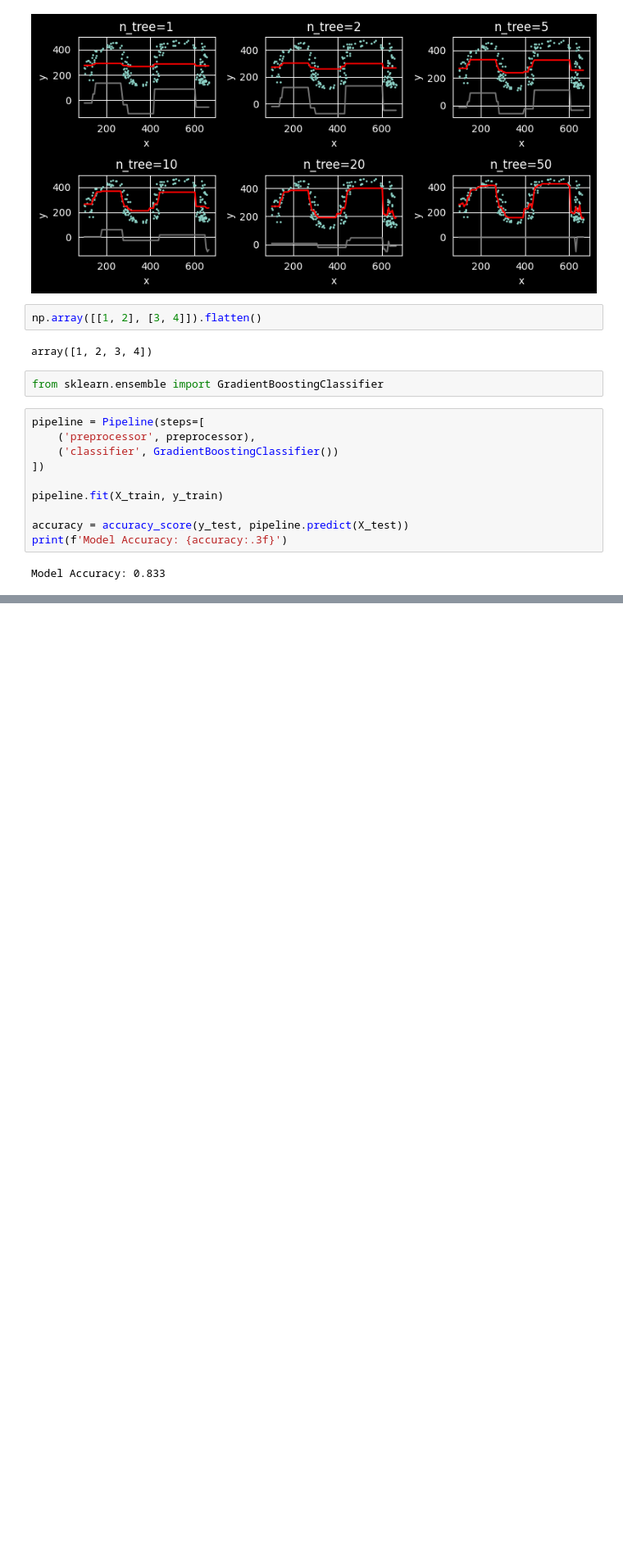
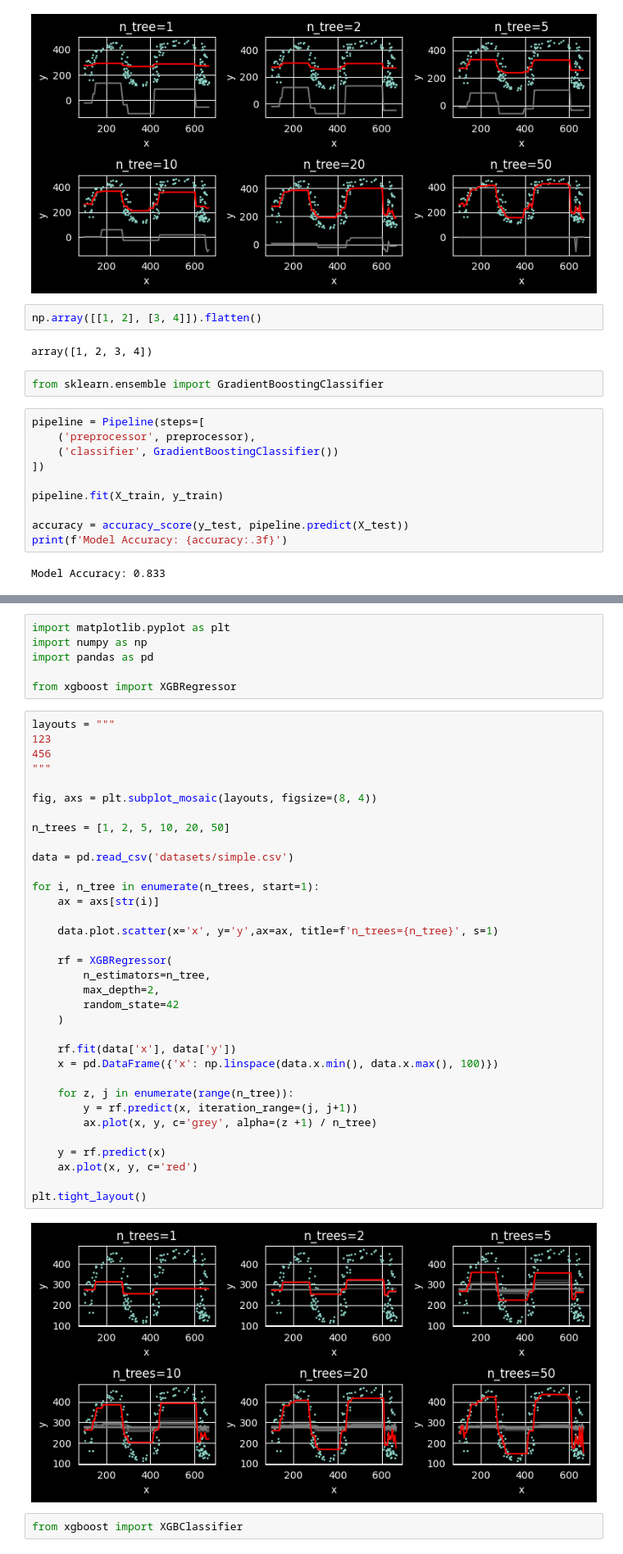
Before and after one commit to Kinetics20/ensemble-learning-voting, a Jupyter notebook: ensembles.ipynb, the cells around one changed output, grey strips where cells are left out. Shown at 82% size. Saved outputs shown, nothing was run; the diff lists cells and outputs as text; blank space fills up the shorter version.

Commit message:
XGBoost – Regression & Classification

```diff
--- a/ensembles.ipynb
+++ b/ensembles.ipynb
@@ -529,0 +669,44 @@ Model Accuracy: 0.833
+# %%
+import matplotlib.pyplot as plt
+import numpy as np
+import pandas as pd
+
+from xgboost import XGBRegressor
+# %%
+layouts = """
+123
+456
+"""
+
+fig, axs = plt.subplot_mosaic(layouts, figsize=(8, 4))
+
+n_trees = [1, 2, 5, 10, 20, 50]
+
+data = pd.read_csv('datasets/simple.csv')
+
+for i, n_tree in enumerate(n_trees, start=1):
+    ax = axs[str(i)]
+
+    data.plot.scatter(x='x', y='y',ax=ax, title=f'n_trees={n_tree}', s=1)
+
+    rf = XGBRegressor(
+        n_estimators=n_tree,
+        max_depth=2,
+        random_state=42
+    )
+
+    rf.fit(data['x'], data['y'])
+    x = pd.DataFrame({'x': np.linspace(data.x.min(), data.x.max(), 100)})
+
+    for z, j in enumerate(range(n_tree)):
+        y = rf.predict(x, iteration_range=(j, j+1))
+        ax.plot(x, y, c='grey', alpha=(z +1) / n_tree)
+
+    y = rf.predict(x)
+    ax.plot(x, y, c='red')
+
+plt.tight_layout()
+# %% [output]
+[figure, added]
+# %%
+from xgboost import XGBClassifier
```
Also changed, not shown: parts of 19 cells of this notebook, 1 other file.
